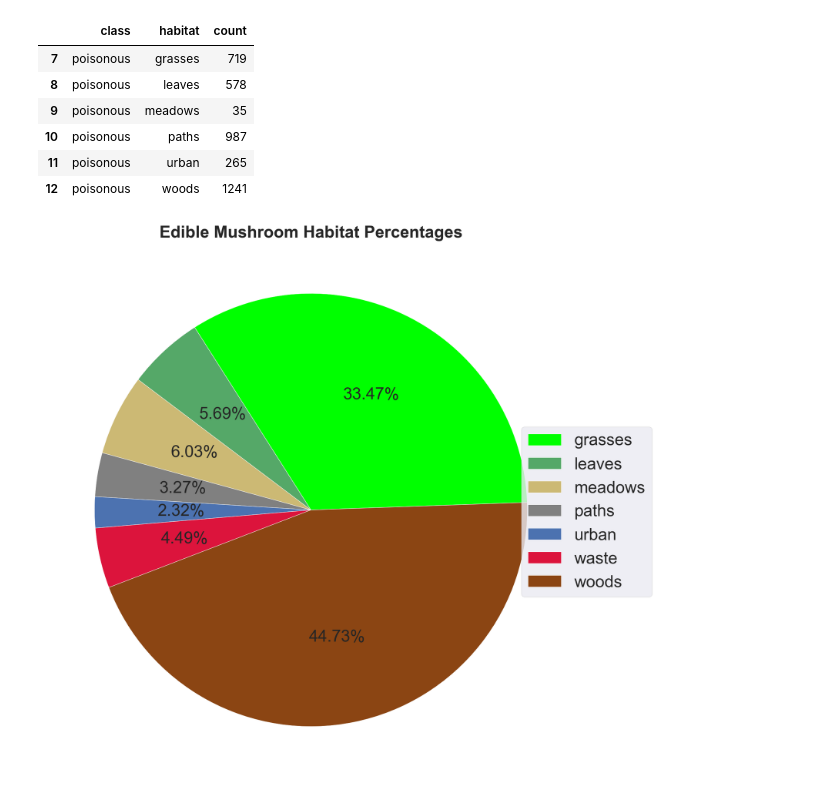
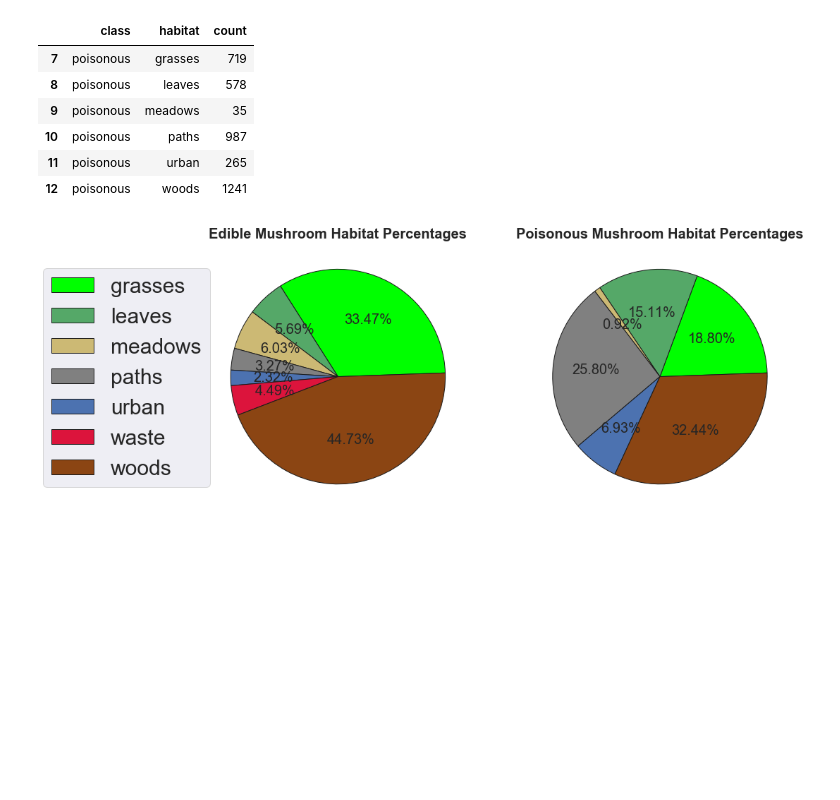
Before and after one commit to csun-data-science-bootcamp-20/Group9, a Jupyter notebook: Mushrooms.ipynb, the cells around one changed output. Saved outputs shown, nothing was run; the diff lists cells and outputs as text; code cells hidden in the pictures; blank space fills up the shorter version.

```diff
--- a/Mushrooms.ipynb
+++ b/Mushrooms.ipynb
@@ -356,0 +428,5 @@ datadef_new.head()
+# %%
+p = sns.heatmap(data_copy.corr(), annot=True,annot_kws={'size':10})
+sns.set(rc={'figure.figsize':(20,20)})
+p.set_xticklabels(rotation = 50,labels = list(data_copy.columns))
+plt.show()
@@ -356,0 +442,7 @@ datadef_new.head()
+# %%
+# remove useless feature "veil-type" from the main dataset, dummy variables dataset, and training dataset
+
+data.drop(columns=['veil-type'],axis=1,inplace=True)
+data_copy.drop(columns=['veil-type'],axis=1,inplace=True)
+data_dummies.drop(columns=['veil-type_partial'],axis=1,inplace=True)
+data_submission.drop(columns=['veil-type'],axis=1,inplace=True)
@@ -419,5 +786,0 @@ plt.gcf().set_size_inches(15,15)
-# %%
-import seaborn as sns
-
-sns.heatmap(data_copy.corr())
-sns.set(rc={'figure.figsize':(30,30)})
@@ -432,3 +786,0 @@ data_copy.drop(columns=['veil-type_partial'],axis=1,inplace=True)
-# %%
-sns.heatmap(data_copy.corr())
-sns.set(rc={'figure.figsize':(30,30)})
@@ -727,18 +944,37 @@ poisonous_habitat_counts
 # %%
 count = edible_habitat_counts['count']
 labels = edible_habitat_counts['habitat']
 colors = ['lime','g','y','grey','b','crimson','saddlebrown']
-pie = plt.pie(count,
-       colors = colors,
-       startangle=2,
-       autopct='%1.2f%%',
-       textprops={'fontsize':50})
-plt.title('Edible Mushroom Habitat Percentages', weight='bold', size=50)
-plt.legend(pie[0],labels, bbox_to_anchor=(1,0.5), loc="center right", fontsize=50,
+
+plt.subplot(121)
+plt.pie(count,
+    colors = colors,
+    startangle=2,
+    autopct='%1.2f%%',
+    textprops={'fontsize':20},
+    wedgeprops={"edgecolor":"k",'linewidth': 1, 'linestyle': 'solid', 'antialiased': True})
+plt.title('Edible Mushroom Habitat Percentages', weight='bold', size=20)
+plt.legend(labels, bbox_to_anchor=(-0.1,0.5), loc="center left", fontsize=30,
            bbox_transform=plt.gcf().transFigure)
 
 
 
+count1 = poisonous_habitat_counts['count']
+label1 = poisonous_habitat_counts['habitat']
+plt.subplot(122)
+plt.pie(count1,
+colors = colorsp,
+startangle=2,
+autopct='%1.2f%%',
+textprops={'fontsize':20},
+wedgeprops={"edgecolor":"k",'linewidth': 1, 'linestyle': 'solid', 'antialiased': True})
+plt.title('Poisonous Mushroom Habitat Percentages', weight='bold', size=20)
+
+
+
+
 plt.show()
+
+plt.show()
 # %% [output]
-[figure, old version]
+[figure, new version]
```
Also changed, not shown: parts of 185 cells of this notebook.
